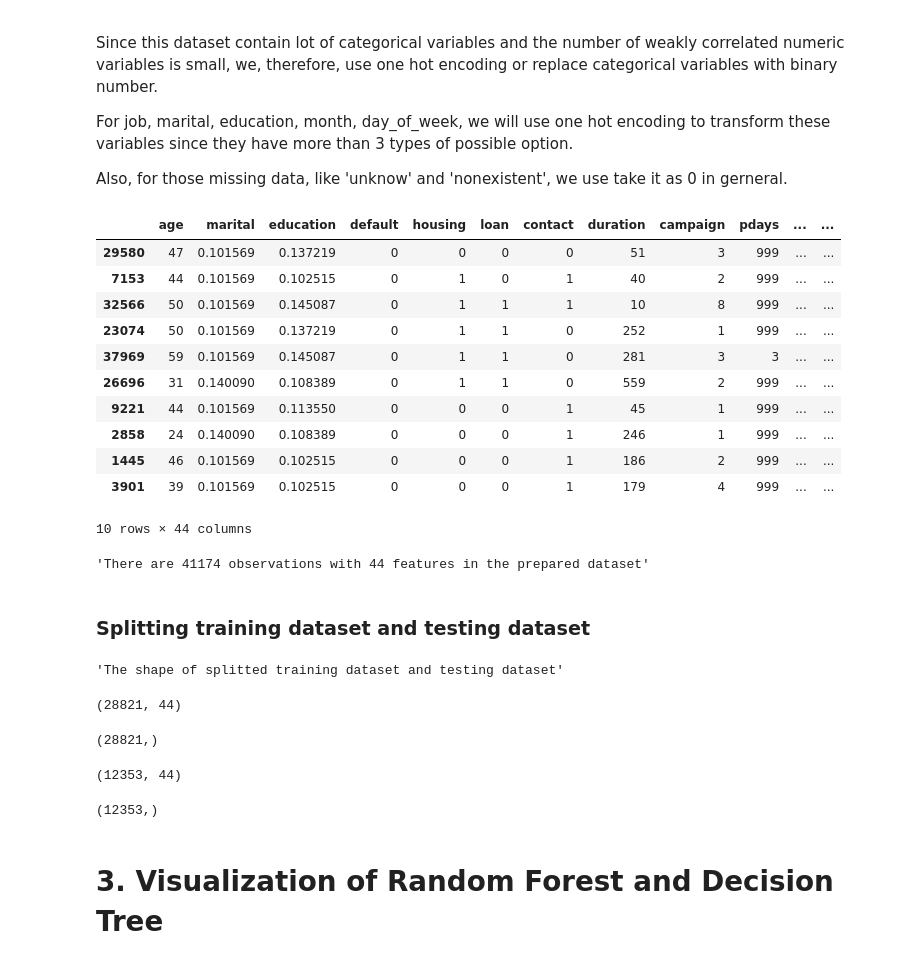
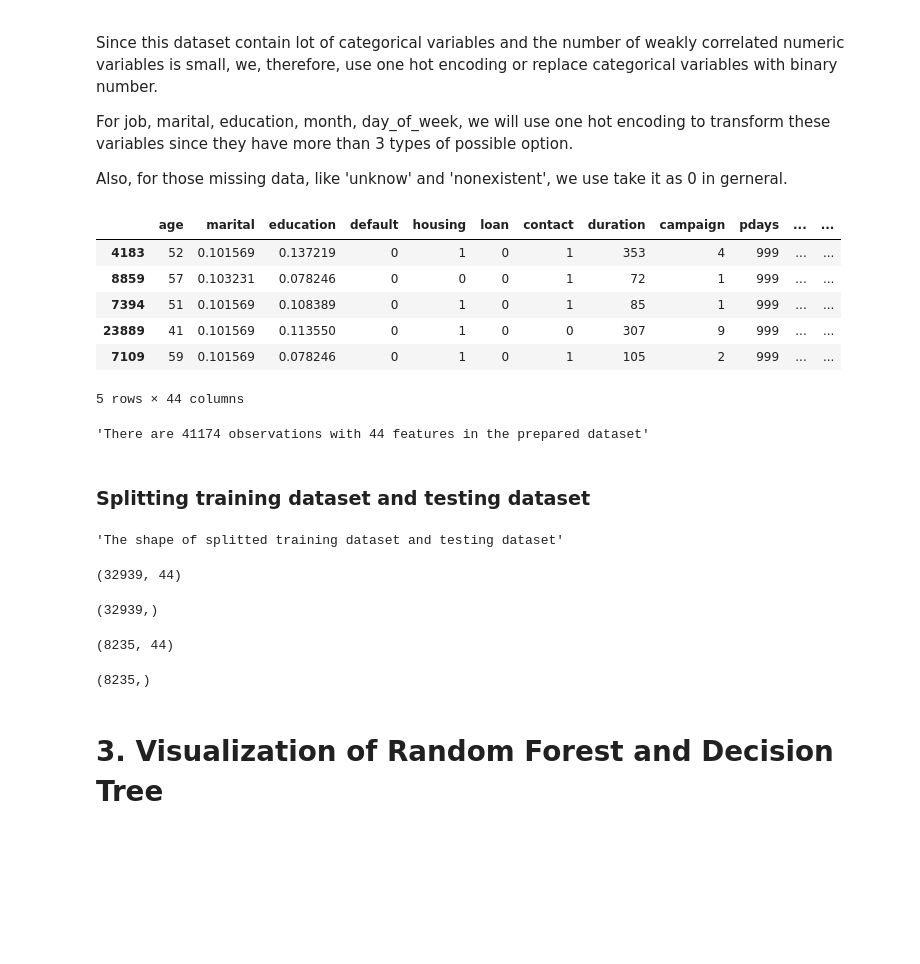
Before and after one commit to EricLaw-LYL/RMSC4002-Project, a Jupyter notebook: src/python/Classification.ipynb, the cells around one changed output. Drawn from its saved outputs; the diff is of its cells as text; code cells hidden in the pictures; blank space fills up the shorter version.

```diff
--- a/src/python/Classification.ipynb
+++ b/src/python/Classification.ipynb
@@ -209,61 +218,56 @@ def encode(data, col):
 # Replacing values with binary number
 data.contact = data.contact.map({'cellular': 0, 'telephone': 1}).astype('uint8')
 data.loan = data.loan.map({'unknown': 0, 'no' : 0, 'yes': 1}).astype('uint8')
 data.default = data.default.map({'unknown': 0,'no': 0, 'yes': 1}).astype('uint8')
 data.housing = data.housing.map({'unknown': 0, 'no' : 0,'yes': 1}).astype('uint8')
 # binary if were was an outcome of marketing campane
 data.poutcome = data.poutcome.map({'nonexistent':0, 'failure':0, 'success':1}).astype('uint8')
 
 # One Hot encoding of 3 variable
 data = encode(data, data.job)
 data = encode(data, data.month)
 data = encode(data, data.day_of_week)
 
 # Drop tranfromed features
 data.drop(['job','month', 'day_of_week'], axis=1, inplace=True)
 
 '''Drop the dublicates'''
 data.drop_duplicates(inplace=True)
 
 # Save target variable as y
 y = data.y
 # Create target encoder object and transoform marital and education
 target_encode = ce.target_encoder.TargetEncoder(cols=['marital', 'education']).fit(data, y)
 dataset_prepared = target_encode.transform(data)
 # Drop target variable
 dataset_prepared.drop('y', axis=1, inplace=True)
 
-display(dataset_prepared.sample(10))
+display(dataset_prepared.sample(5))
 display('There are {} observations with {} features in the prepared dataset'.format(dataset_prepared.shape[0], dataset_prepared.shape[1]))
 # %% [output]
 |  | age | marital | education | default | housing | loan | contact | duration | campaign | pdays | ... | ... |
-| 29580 | 47 | 0.101569 | 0.137219 | 0 | 0 | 0 | 0 | 51 | 3 | 999 | ... | ... |
-| 7153 | 44 | 0.101569 | 0.102515 | 0 | 1 | 0 | 1 | 40 | 2 | 999 | ... | ... |
-| 32566 | 50 | 0.101569 | 0.145087 | 0 | 1 | 1 | 1 | 10 | 8 | 999 | ... | ... |
-| 23074 | 50 | 0.101569 | 0.137219 | 0 | 1 | 1 | 0 | 252 | 1 | 999 | ... | ... |
-| 37969 | 59 | 0.101569 | 0.145087 | 0 | 1 | 1 | 0 | 281 | 3 | 3 | ... | ... |
-| 26696 | 31 | 0.140090 | 0.108389 | 0 | 1 | 1 | 0 | 559 | 2 | 999 | ... | ... |
-| 9221 | 44 | 0.101569 | 0.113550 | 0 | 0 | 0 | 1 | 45 | 1 | 999 | ... | ... |
-| 2858 | 24 | 0.140090 | 0.108389 | 0 | 0 | 0 | 1 | 246 | 1 | 999 | ... | ... |
-| 1445 | 46 | 0.101569 | 0.102515 | 0 | 0 | 0 | 1 | 186 | 2 | 999 | ... | ... |
-| 3901 | 39 | 0.101569 | 0.102515 | 0 | 0 | 0 | 1 | 179 | 4 | 999 | ... | ... |
+| 4183 | 52 | 0.101569 | 0.137219 | 0 | 1 | 0 | 1 | 353 | 4 | 999 | ... | ... |
+| 8859 | 57 | 0.103231 | 0.078246 | 0 | 0 | 0 | 1 | 72 | 1 | 999 | ... | ... |
+| 7394 | 51 | 0.101569 | 0.108389 | 0 | 1 | 0 | 1 | 85 | 1 | 999 | ... | ... |
+| 23889 | 41 | 0.101569 | 0.113550 | 0 | 1 | 0 | 0 | 307 | 9 | 999 | ... | ... |
+| 7109 | 59 | 0.101569 | 0.078246 | 0 | 1 | 0 | 1 | 105 | 2 | 999 | ... | ... |
-10 rows × 44 columns
+5 rows × 44 columns
 'There are 41174 observations with 44 features in the prepared dataset'
 # %% [markdown]
 ### Splitting training dataset and testing dataset
 # %%
 # Set global random seed
-random_state=4002
+random_state = 4002
 # split data
-x_train, x_test, y_train, y_test = train_test_split(dataset_prepared, y, test_size=0.3,random_state=random_state)
+x_train, x_test, y_train, y_test = train_test_split(dataset_prepared, y, test_size=0.2, random_state=random_state)
 
 display('The shape of splitted training dataset and testing dataset', x_train.shape, y_train.shape, x_test.shape, y_test.shape)
 # %% [output]
 'The shape of splitted training dataset and testing dataset'
-(28821, 44)
+(32939, 44)
-(28821,)
+(32939,)
-(12353, 44)
+(8235, 44)
-(12353,)
+(8235,)
 # %% [markdown]
 # 3. Visualization of Random Forest and Decision Tree
 # %% [markdown]
```
Also changed, not shown: parts of 10 cells of this notebook, 9 other files.
